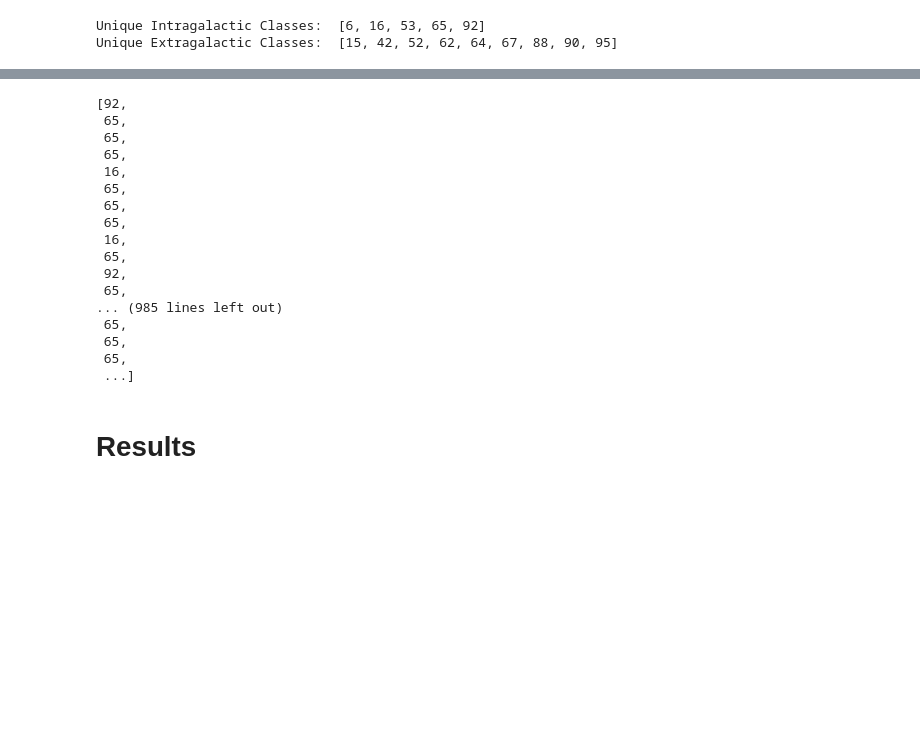
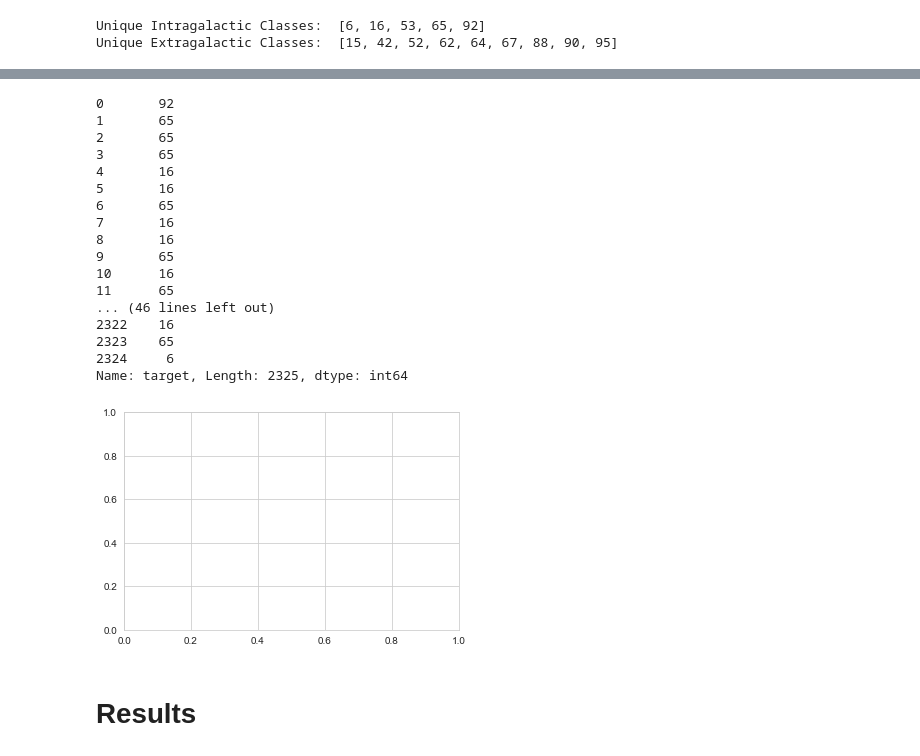
Before and after one commit to danielbank/PLAsTiCC, a Jupyter notebook: report/report.ipynb, the cells around one changed output, grey strips where cells are left out. Cells and saved outputs as stored; diff of their text form; code cells hidden in the pictures; blank space fills up the shorter version.

```diff
--- a/report/report.ipynb
+++ b/report/report.ipynb
@@ -744,7 +750,7 @@ def convert_sub_class_to_full_class_prob(arr):
     elif len(arr) == 9:
         return np.array([0., arr[4], 0., arr[8], arr[2], arr[5], 0., arr[6], arr[3], arr[0], 0., 0., arr[1], arr[7]])
     else:
-        return np.array([0., 0., 0., 0., 0., 0., 0., 0., 0., 0., 0., 0., 0., 0.])
+        return np.array([])
 
 def convert_full_class_prob_to_class_pred(arr):
     max_index = arr.argmax(axis=0)
@@ -760,30 +766,40 @@ for pred in oof_extragal_preds:
     full_class_pred = convert_sub_class_to_full_class_prob(pred)
     Y_pred.append(convert_full_class_prob_to_class_pred(full_class_pred))
 
-for target in y_intragal_valid:
-    full_class_target = convert_sub_class_to_full_class_prob(pred)
-    Y_test.append(convert_full_class_prob_to_class_pred(full_class_pred))
-for target in y_extragal_valid:
-    full_class_target = convert_sub_class_to_full_class_prob(pred)
-    Y_test.append(convert_full_class_prob_to_class_pred(full_class_pred))
+for target in y_intragal:
+    Y_test.append(y_intragal)
+for target in y_extragal:
+    Y_test.append(y_extragal)
-# %% [output]
-[92,
- 65,
- 65,
- 65,
- 16,
- 65,
- 65,
- 65,
- 16,
- 65,
- 92,
- 65,
-... (985 lines left out)
- 65,
- 65,
- 65,
- ...]
+# %%
+counts = Counter(train_metadata['target'])
+labels, values = zip(*sorted(counts.items(), key=itemgetter(1)))
+fig, ax = plt.subplots()
+
+cm = confusion_matrix(Y_test, Y_pred, labels=labels)
+cm = cm.astype('float') / cm.sum(axis=1)[:, np.newaxis]
+annot = np.around(cm, 2)
+
+y_intragal_map
+y_intragal
+# %% [output]
+0       92
+1       65
+2       65
+3       65
+4       16
+5       16
+6       65
+7       16
+8       16
+9       65
+10      16
+11      65
+... (46 lines left out)
+2322    16
+2323    65
+2324     6
+Name: target, Length: 2325, dtype: int64
+[figure, added]
 # %% [markdown]
 # Results
 # %% [markdown]
```
Also changed, not shown: parts of 4 cells of this notebook.
